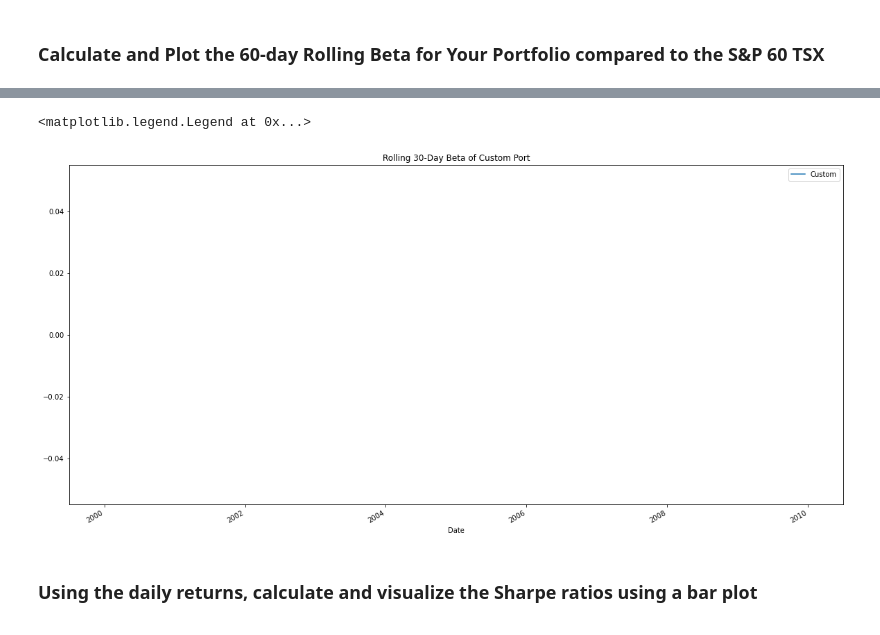
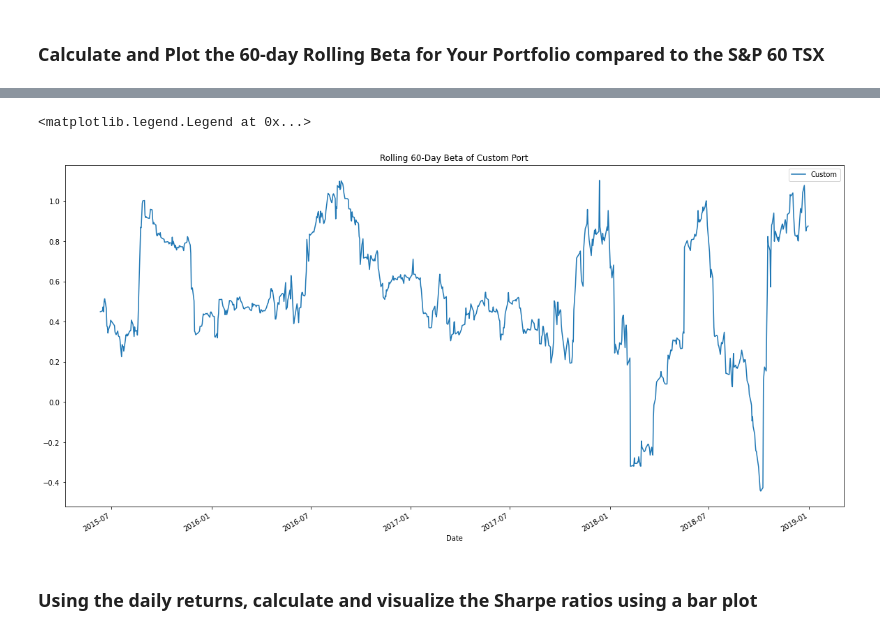
Before and after one commit to JimP315/Panthas, a Jupyter notebook: Starter_Code/whale_analysis.ipynb, the cells around one changed output, grey strips where cells are left out. Saved outputs shown, nothing was run; the diff lists cells and outputs as text; code cells hidden in the pictures.

```diff
--- a/Starter_Code/whale_analysis.ipynb
+++ b/Starter_Code/whale_analysis.ipynb
@@ -855,6 +860,6 @@ sns.heatmap(correlation1, vmin=-1, vmax=1)
 ### Calculate and Plot the 60-day Rolling Beta for Your Portfolio compared to the S&P 60 TSX
 # %%
 # Calculate variance of S&P TSX
-variance = daily_returns["TSX Returns"].var()
+variance = complete_df["TSX Returns"].rolling(window=60).var()
 print(f"TSX Var:{variance}")
 # %% [output]
@@ -862,5 +879,5 @@ TSX Var:47118.41366421351
 # %%
 
-custom_covariance = portfolio_returns.cov(all_portfolios["TSX Returns"])
+custom_covariance = complete_df["Custom"].rolling(window=60).cov(complete_df["TSX Returns"])
 print(f"Custom covariance:{custom_covariance}")
 # %% [output]
@@ -875,17 +916,13 @@ Custom Beta:6.51546491346155e-10
 # %%
 # Calculate and plot Beta
-rolling_custom_covariance = portfolio_returns.rolling(window=30).cov(daily_returns["TSX Returns"])
-rolling_variance = daily_returns["TSX Returns"].rolling(window=30).var()
 
-
-rolling_custom_beta = rolling_custom_covariance / rolling_variance
-ax = rolling_custom_beta.plot(figsize=(20, 10), title="Rolling 30-Day Beta of Custom Port")
+ax = custom_beta.plot(figsize=(20, 10), title="Rolling 60-Day Beta of Custom Port")
 
 # Set the legend of the figure
 ax.legend(["Custom"])
 # %% [output]
 <matplotlib.legend.Legend at 0x...>
-[figure, old version]
+[figure, new version]
 # %% [markdown]
 ### Using the daily returns, calculate and visualize the Sharpe ratios using a bar plot
 # %%
```
Also changed, not shown: parts of 15 cells of this notebook, 1 other file.
